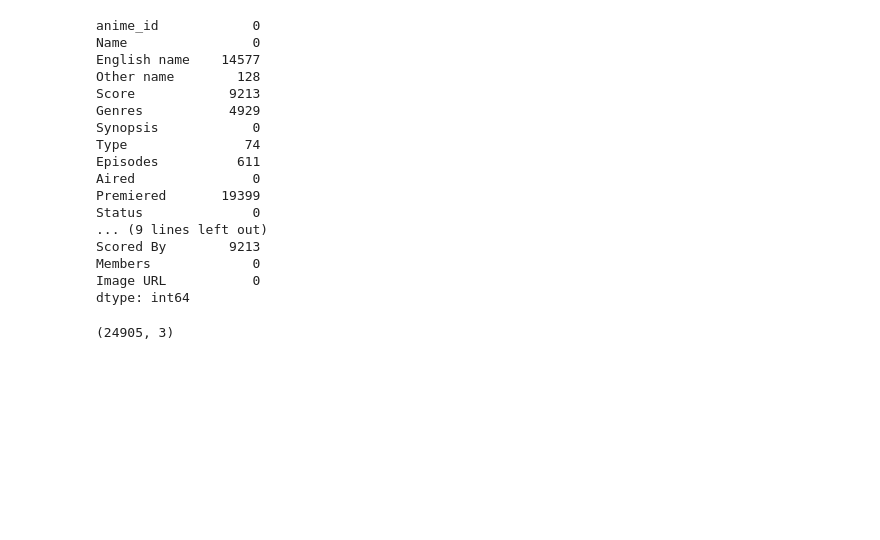
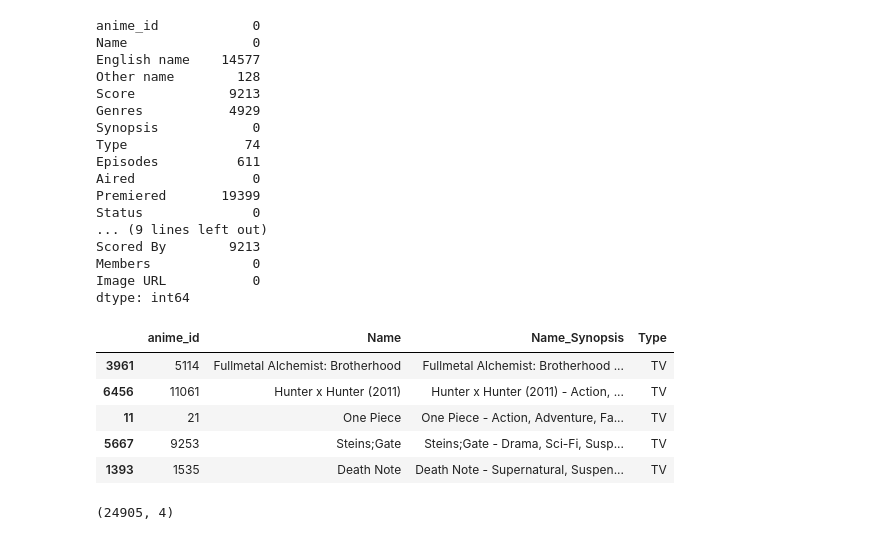
Before and after one commit to dspStudent/anime-recom-flask, a Jupyter notebook: notebooks/df_ver1.ipynb, the cells around one changed output. Drawn from its saved outputs; the diff is of its cells as text; code cells hidden in the pictures; blank space fills up the shorter version.

```diff
--- a/notebooks/df_ver1.ipynb
+++ b/notebooks/df_ver1.ipynb
@@ -1,5 +1,5 @@
 # %%
-path=r"D:\Anime-recom\anime-recom-backend\data\anime-dataset-2023.csv"
+path=r"D:\anime-backend\data\anime-dataset-2023.csv"
 # %%
 import pandas as pd
 import seaborn as sns
@@ -49,7 +52,7 @@ df.shape
 # %%
 unknown_counts = (df == "UNKNOWN").sum()
 print(unknown_counts)
-columns_to_remove = unknown_counts[(unknown_counts > 1) & (unknown_counts.index != 'Genres')].index
+columns_to_remove = unknown_counts[(unknown_counts > 1) & (unknown_counts.index != 'Genres') & (unknown_counts.index != 'Type')].index
 df.drop(columns=columns_to_remove, inplace=True)
 # %% [output]
 anime_id            0
@@ -76,7 +79,15 @@ df = df.sort_values(by='Favorites', ascending=False)
 df['Name_Synopsis'] = df['Name'].str.strip() +" - " +df['Genres']+" - " + df['Synopsis'].str.strip()
 # %%
 # Create a new DataFrame with the specified columns
-new_df = df[['anime_id', 'Name', 'Name_Synopsis']]
+new_df = df[['anime_id', 'Name', 'Name_Synopsis', 'Type']]
 
 # Save the new DataFrame to a CSV file
-new_df.to_csv('anime_subset.csv', index=False)
+# %%
+new_df.head()
+# %% [output]
+|  | anime_id | Name | Name_Synopsis | Type |
+| 3961 | 5114 | Fullmetal Alchemist: Brotherhood | Fullmetal Alchemist: Brotherhood ... | TV |
+| 6456 | 11061 | Hunter x Hunter (2011) | Hunter x Hunter (2011) - Action, ... | TV |
+| 11 | 21 | One Piece | One Piece - Action, Adventure, Fa... | TV |
+| 5667 | 9253 | Steins;Gate | Steins;Gate - Drama, Sci-Fi, Susp... | TV |
+| 1393 | 1535 | Death Note | Death Note - Supernatural, Suspen... | TV |
@@ -83,4 +97,4 @@ new_df.to_csv('anime_subset.csv', index=False)
 # %%
 new_df.shape
 # %% [output]
-(24905, 3)
+(24905, 4)
```
Also changed, not shown: parts of 4 cells of this notebook, 11 other files.
